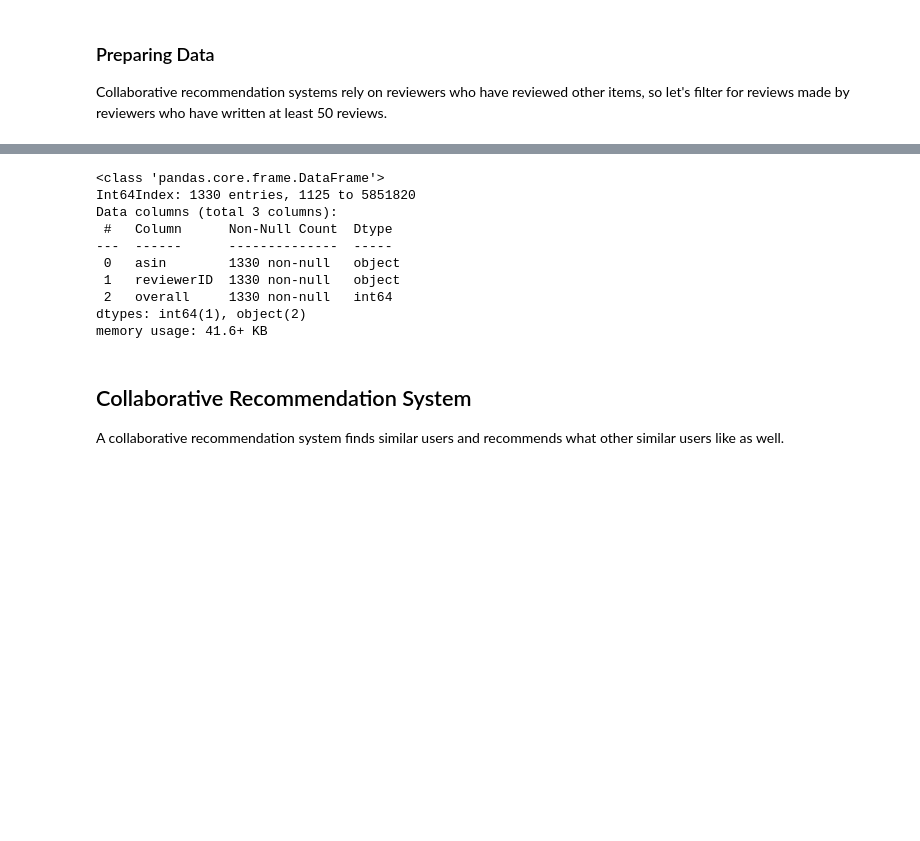
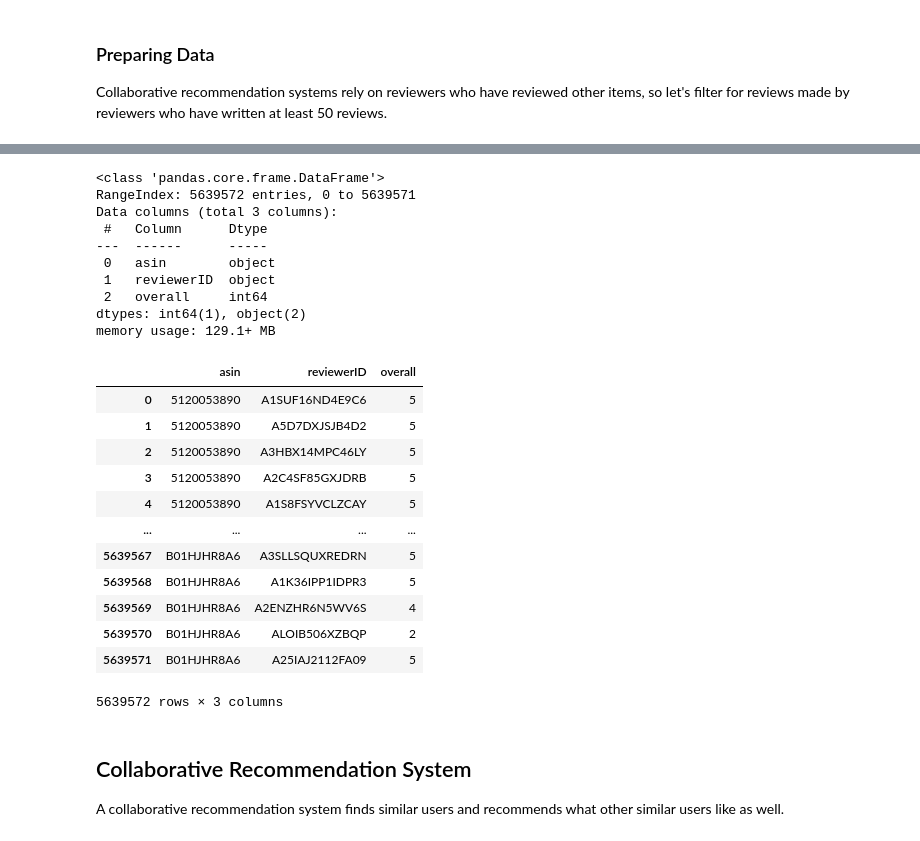
Before and after one commit to mkelsayed/ClothingRecommendationSystem, a Jupyter notebook: colab_rec.ipynb, the cells around one changed output, grey strips where cells are left out. Saved outputs shown, nothing was run; the diff lists cells and outputs as text; code cells hidden in the pictures; blank space fills up the shorter version.

```diff
--- a/colab_rec.ipynb
+++ b/colab_rec.ipynb
@@ -107,16 +79,34 @@ reviews_df_mt50_cols = reviews_df_mt50[['asin', 'reviewerID', 'overall']]
+# %%
+reviews_df_cols = reviews_df[['asin', 'reviewerID', 'overall']]
 # %%
-reviews_df_mt50_cols.info()
+reviews_df_cols.info()
 # %% [output]
 <class 'pandas.core.frame.DataFrame'>
-Int64Index: 1330 entries, 1125 to 5851820
+RangeIndex: 5639572 entries, 0 to 5639571
 Data columns (total 3 columns):
- #   Column      Non-Null Count  Dtype
----  ------      --------------  -----
- 0   asin        1330 non-null   object
- 1   reviewerID  1330 non-null   object
- 2   overall     1330 non-null   int64
+ #   Column      Dtype
+---  ------      -----
+ 0   asin        object
+ 1   reviewerID  object
+ 2   overall     int64
 dtypes: int64(1), object(2)
-memory usage: 41.6+ KB
+memory usage: 129.1+ MB
+# %%
+reviews_df_cols
+# %% [output]
+|  | asin | reviewerID | overall |
+| 0 | 5120053890 | A1SUF16ND4E9C6 | 5 |
+| 1 | 5120053890 | A5D7DXJSJB4D2 | 5 |
+| 2 | 5120053890 | A3HBX14MPC46LY | 5 |
+| 3 | 5120053890 | A2C4SF85GXJDRB | 5 |
+| 4 | 5120053890 | A1S8FSYVCLZCAY | 5 |
+| ... | ... | ... | ... |
+| 5639567 | B01HJHR8A6 | A3SLLSQUXREDRN | 5 |
+| 5639568 | B01HJHR8A6 | A1K36IPP1IDPR3 | 5 |
+| 5639569 | B01HJHR8A6 | A2ENZHR6N5WV6S | 4 |
+| 5639570 | B01HJHR8A6 | ALOIB506XZBQP | 2 |
+| 5639571 | B01HJHR8A6 | A25IAJ2112FA09 | 5 |
+5639572 rows × 3 columns
 # %% [markdown]
 ## Collaborative Recommendation System <a class="anchor" id="colab"></a>
 
```
Also changed, not shown: parts of 22 cells of this notebook, 3 other files.
